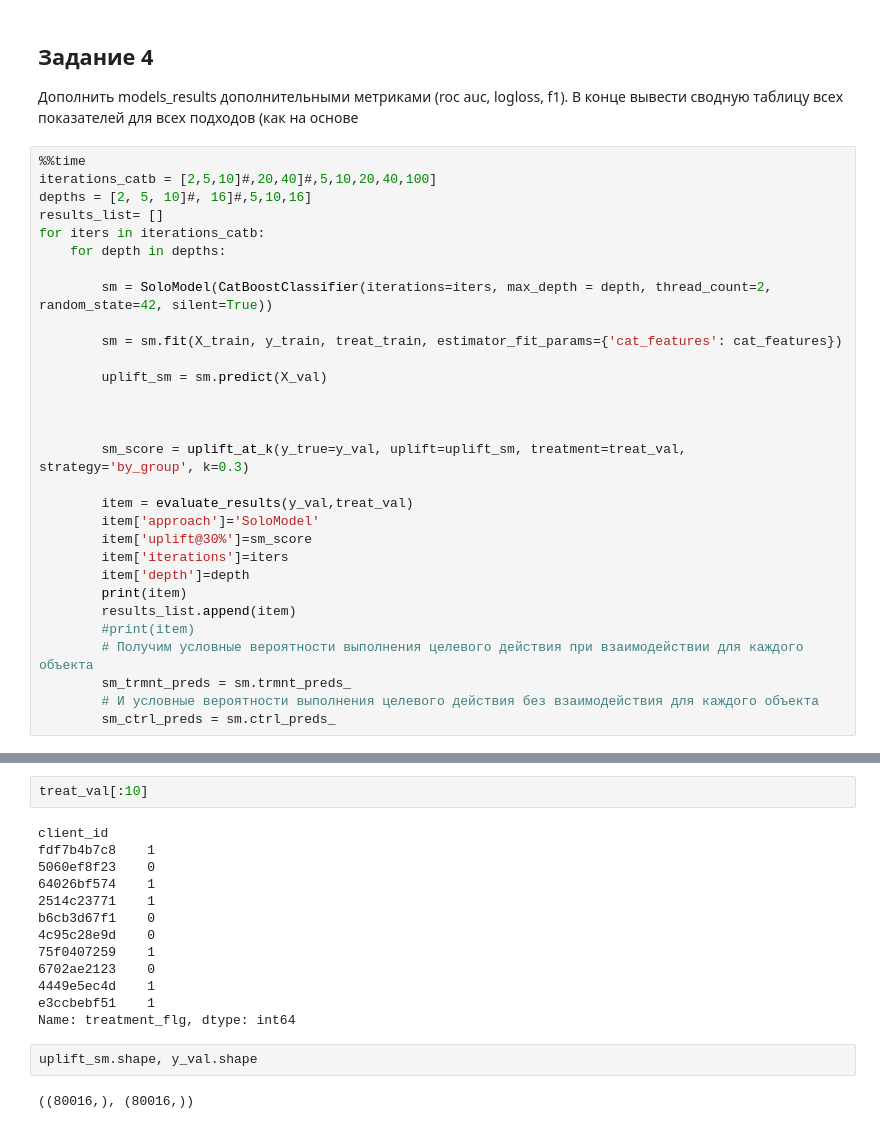
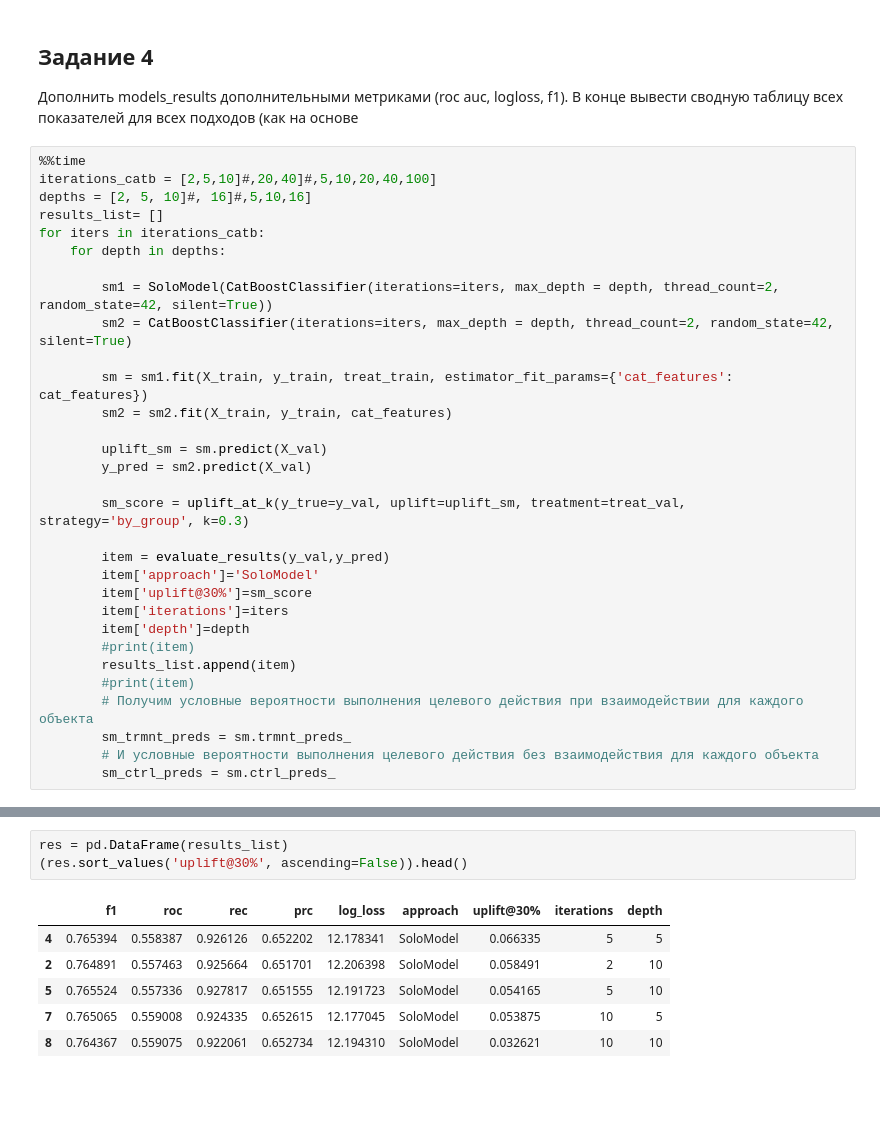
Before and after one commit to ArtemPrianikov/ML4business, a Jupyter notebook: lesson07/hw_07_02.ipynb, the cells around one changed output, grey strips where cells are left out. Drawn from its saved outputs; the diff is of its cells as text; blank space fills up the shorter version.

```diff
--- a/lesson07/hw_07_02.ipynb
+++ b/lesson07/hw_07_02.ipynb
@@ -365,22 +365,23 @@ results_list= []
 for iters in iterations_catb:
     for depth in depths:
 
-        sm = SoloModel(CatBoostClassifier(iterations=iters, max_depth = depth, thread_count=2, random_state=42, silent=True))
+        sm1 = SoloModel(CatBoostClassifier(iterations=iters, max_depth = depth, thread_count=2, random_state=42, silent=True))
+        sm2 = CatBoostClassifier(iterations=iters, max_depth = depth, thread_count=2, random_state=42, silent=True)
 
-        sm = sm.fit(X_train, y_train, treat_train, estimator_fit_params={'cat_features': cat_features})
+        sm = sm1.fit(X_train, y_train, treat_train, estimator_fit_params={'cat_features': cat_features})
+        sm2 = sm2.fit(X_train, y_train, cat_features)
 
         uplift_sm = sm.predict(X_val)
-
-
+        y_pred = sm2.predict(X_val)
 
         sm_score = uplift_at_k(y_true=y_val, uplift=uplift_sm, treatment=treat_val, strategy='by_group', k=0.3)
 
-        item = evaluate_results(y_val,treat_val)
+        item = evaluate_results(y_val,y_pred)
         item['approach']='SoloModel'
         item['uplift@30%']=sm_score
         item['iterations']=iters
         item['depth']=depth
-        print(item)
+        #print(item)
         results_list.append(item)
         #print(item)
         # Получим условные вероятности выполнения целевого действия при взаимодействии для каждого объекта
@@ -416,19 +403,10 @@ Name: target, dtype: int64
-# %%
-treat_val[:10]
-# %% [output]
-client_id
-fdf7b4b7c8    1
-5060ef8f23    0
-64026bf574    1
-2514c23771    1
-b6cb3d67f1    0
-4c95c28e9d    0
-75f0407259    1
-6702ae2123    0
-4449e5ec4d    1
-e3ccbebf51    1
-Name: treatment_flg, dtype: int64
-# %%
-uplift_sm.shape, y_val.shape
-# %% [output]
-((80016,), (80016,))
+# %%
+res = pd.DataFrame(results_list)
+(res.sort_values('uplift@30%', ascending=False)).head()
+# %% [output]
+|  | f1 | roc | rec | prc | log_loss | approach | uplift@30% | iterations | depth |
+| 4 | 0.765394 | 0.558387 | 0.926126 | 0.652202 | 12.178341 | SoloModel | 0.066335 | 5 | 5 |
+| 2 | 0.764891 | 0.557463 | 0.925664 | 0.651701 | 12.206398 | SoloModel | 0.058491 | 2 | 10 |
+| 5 | 0.765524 | 0.557336 | 0.927817 | 0.651555 | 12.191723 | SoloModel | 0.054165 | 5 | 10 |
+| 7 | 0.765065 | 0.559008 | 0.924335 | 0.652615 | 12.177045 | SoloModel | 0.053875 | 10 | 5 |
+| 8 | 0.764367 | 0.559075 | 0.922061 | 0.652734 | 12.194310 | SoloModel | 0.032621 | 10 | 10 |
```
Also changed, not shown: parts of 4 cells of this notebook.
